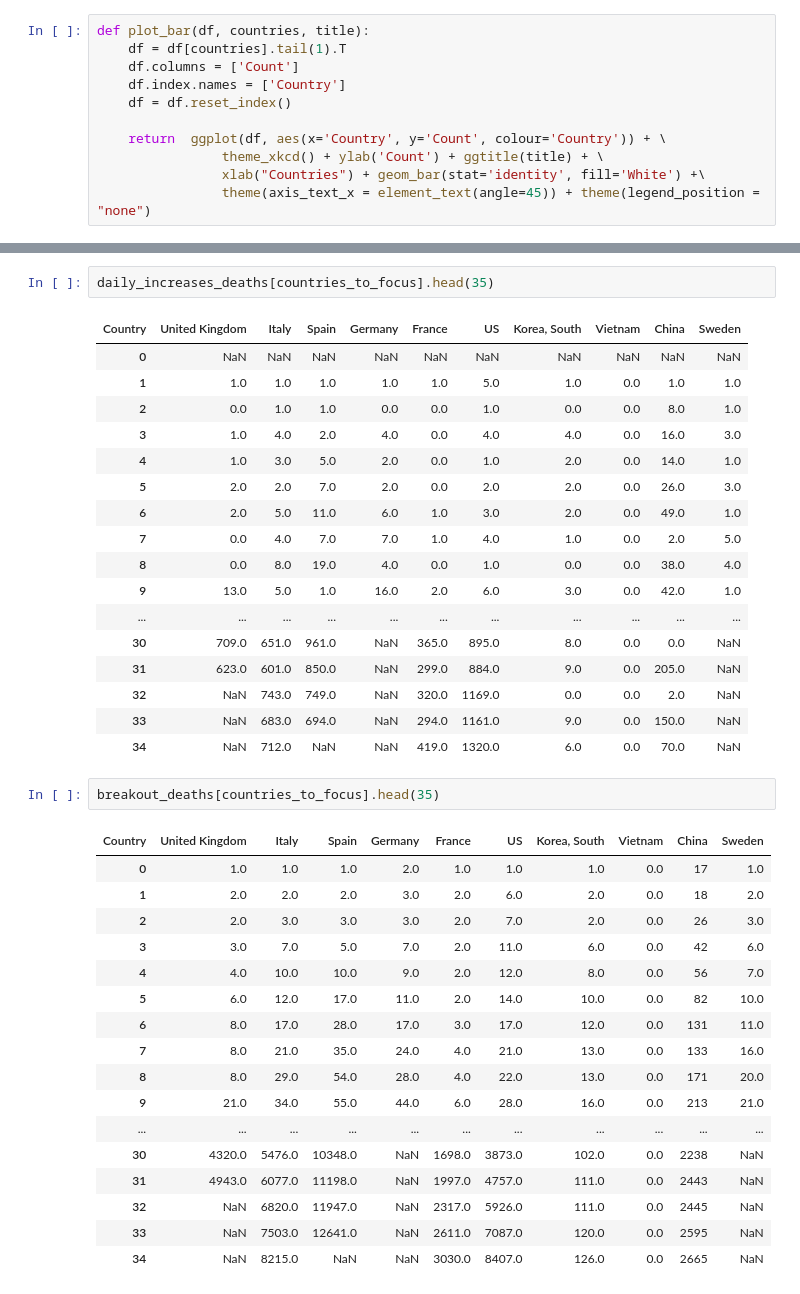
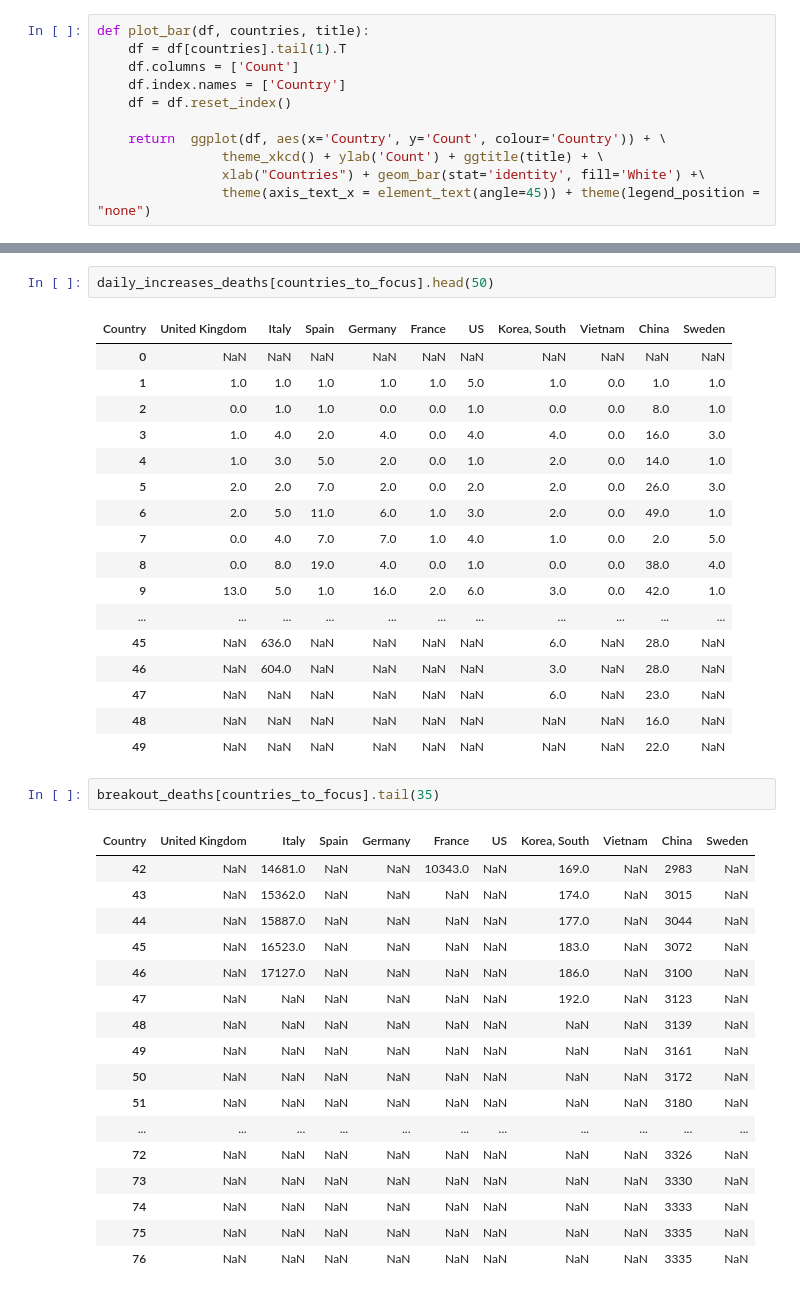
Before and after one commit to ashic/corona, a Jupyter notebook: notebooks/growth-rates.ipynb, the cells around one changed output, grey strips where cells are left out. Drawn from its saved outputs; the diff is of its cells as text.

```diff
--- a/notebooks/growth-rates.ipynb
+++ b/notebooks/growth-rates.ipynb
@@ -235,5 +246,5 @@ countries_deaths[countries_to_focus].tail(20)
 # %%
-daily_increases_deaths[countries_to_focus].head(35)
+daily_increases_deaths[countries_to_focus].head(50)
 # %% [output]
 | Country | United Kingdom | Italy | Spain | Germany | France | US | Korea, South | Vietnam | China | Sweden |
 | 0 | NaN | NaN | NaN | NaN | NaN | NaN | NaN | NaN | NaN | NaN |
@@ -247,31 +258,31 @@ daily_increases_deaths[countries_to_focus].head(35)
 | 8 | 0.0 | 8.0 | 19.0 | 4.0 | 0.0 | 1.0 | 0.0 | 0.0 | 38.0 | 4.0 |
 | 9 | 13.0 | 5.0 | 1.0 | 16.0 | 2.0 | 6.0 | 3.0 | 0.0 | 42.0 | 1.0 |
 | ... | ... | ... | ... | ... | ... | ... | ... | ... | ... | ... |
-| 30 | 709.0 | 651.0 | 961.0 | NaN | 365.0 | 895.0 | 8.0 | 0.0 | 0.0 | NaN |
-| 31 | 623.0 | 601.0 | 850.0 | NaN | 299.0 | 884.0 | 9.0 | 0.0 | 205.0 | NaN |
-| 32 | NaN | 743.0 | 749.0 | NaN | 320.0 | 1169.0 | 0.0 | 0.0 | 2.0 | NaN |
-| 33 | NaN | 683.0 | 694.0 | NaN | 294.0 | 1161.0 | 9.0 | 0.0 | 150.0 | NaN |
-| 34 | NaN | 712.0 | NaN | NaN | 419.0 | 1320.0 | 6.0 | 0.0 | 70.0 | NaN |
+| 45 | NaN | 636.0 | NaN | NaN | NaN | NaN | 6.0 | NaN | 28.0 | NaN |
+| 46 | NaN | 604.0 | NaN | NaN | NaN | NaN | 3.0 | NaN | 28.0 | NaN |
+| 47 | NaN | NaN | NaN | NaN | NaN | NaN | 6.0 | NaN | 23.0 | NaN |
+| 48 | NaN | NaN | NaN | NaN | NaN | NaN | NaN | NaN | 16.0 | NaN |
+| 49 | NaN | NaN | NaN | NaN | NaN | NaN | NaN | NaN | 22.0 | NaN |
 # %%
-breakout_deaths[countries_to_focus].head(35)
+breakout_deaths[countries_to_focus].tail(35)
 # %% [output]
 | Country | United Kingdom | Italy | Spain | Germany | France | US | Korea, South | Vietnam | China | Sweden |
-| 0 | 1.0 | 1.0 | 1.0 | 2.0 | 1.0 | 1.0 | 1.0 | 0.0 | 17 | 1.0 |
-| 1 | 2.0 | 2.0 | 2.0 | 3.0 | 2.0 | 6.0 | 2.0 | 0.0 | 18 | 2.0 |
-| 2 | 2.0 | 3.0 | 3.0 | 3.0 | 2.0 | 7.0 | 2.0 | 0.0 | 26 | 3.0 |
-| 3 | 3.0 | 7.0 | 5.0 | 7.0 | 2.0 | 11.0 | 6.0 | 0.0 | 42 | 6.0 |
-| 4 | 4.0 | 10.0 | 10.0 | 9.0 | 2.0 | 12.0 | 8.0 | 0.0 | 56 | 7.0 |
-| 5 | 6.0 | 12.0 | 17.0 | 11.0 | 2.0 | 14.0 | 10.0 | 0.0 | 82 | 10.0 |
-| 6 | 8.0 | 17.0 | 28.0 | 17.0 | 3.0 | 17.0 | 12.0 | 0.0 | 131 | 11.0 |
-| 7 | 8.0 | 21.0 | 35.0 | 24.0 | 4.0 | 21.0 | 13.0 | 0.0 | 133 | 16.0 |
-| 8 | 8.0 | 29.0 | 54.0 | 28.0 | 4.0 | 22.0 | 13.0 | 0.0 | 171 | 20.0 |
-| 9 | 21.0 | 34.0 | 55.0 | 44.0 | 6.0 | 28.0 | 16.0 | 0.0 | 213 | 21.0 |
+| 42 | NaN | 14681.0 | NaN | NaN | 10343.0 | NaN | 169.0 | NaN | 2983 | NaN |
+| 43 | NaN | 15362.0 | NaN | NaN | NaN | NaN | 174.0 | NaN | 3015 | NaN |
+| 44 | NaN | 15887.0 | NaN | NaN | NaN | NaN | 177.0 | NaN | 3044 | NaN |
+| 45 | NaN | 16523.0 | NaN | NaN | NaN | NaN | 183.0 | NaN | 3072 | NaN |
+| 46 | NaN | 17127.0 | NaN | NaN | NaN | NaN | 186.0 | NaN | 3100 | NaN |
+| 47 | NaN | NaN | NaN | NaN | NaN | NaN | 192.0 | NaN | 3123 | NaN |
+| 48 | NaN | NaN | NaN | NaN | NaN | NaN | NaN | NaN | 3139 | NaN |
+| 49 | NaN | NaN | NaN | NaN | NaN | NaN | NaN | NaN | 3161 | NaN |
+| 50 | NaN | NaN | NaN | NaN | NaN | NaN | NaN | NaN | 3172 | NaN |
+| 51 | NaN | NaN | NaN | NaN | NaN | NaN | NaN | NaN | 3180 | NaN |
 | ... | ... | ... | ... | ... | ... | ... | ... | ... | ... | ... |
-| 30 | 4320.0 | 5476.0 | 10348.0 | NaN | 1698.0 | 3873.0 | 102.0 | 0.0 | 2238 | NaN |
-| 31 | 4943.0 | 6077.0 | 11198.0 | NaN | 1997.0 | 4757.0 | 111.0 | 0.0 | 2443 | NaN |
-| 32 | NaN | 6820.0 | 11947.0 | NaN | 2317.0 | 5926.0 | 111.0 | 0.0 | 2445 | NaN |
-| 33 | NaN | 7503.0 | 12641.0 | NaN | 2611.0 | 7087.0 | 120.0 | 0.0 | 2595 | NaN |
-| 34 | NaN | 8215.0 | NaN | NaN | 3030.0 | 8407.0 | 126.0 | 0.0 | 2665 | NaN |
+| 72 | NaN | NaN | NaN | NaN | NaN | NaN | NaN | NaN | 3326 | NaN |
+| 73 | NaN | NaN | NaN | NaN | NaN | NaN | NaN | NaN | 3330 | NaN |
+| 74 | NaN | NaN | NaN | NaN | NaN | NaN | NaN | NaN | 3333 | NaN |
+| 75 | NaN | NaN | NaN | NaN | NaN | NaN | NaN | NaN | 3335 | NaN |
+| 76 | NaN | NaN | NaN | NaN | NaN | NaN | NaN | NaN | 3335 | NaN |
 # %%
 breakout_confirmed[countries_to_focus]
 # %% [output]
```
Also changed, not shown: parts of 20 cells of this notebook, 16 other files.
